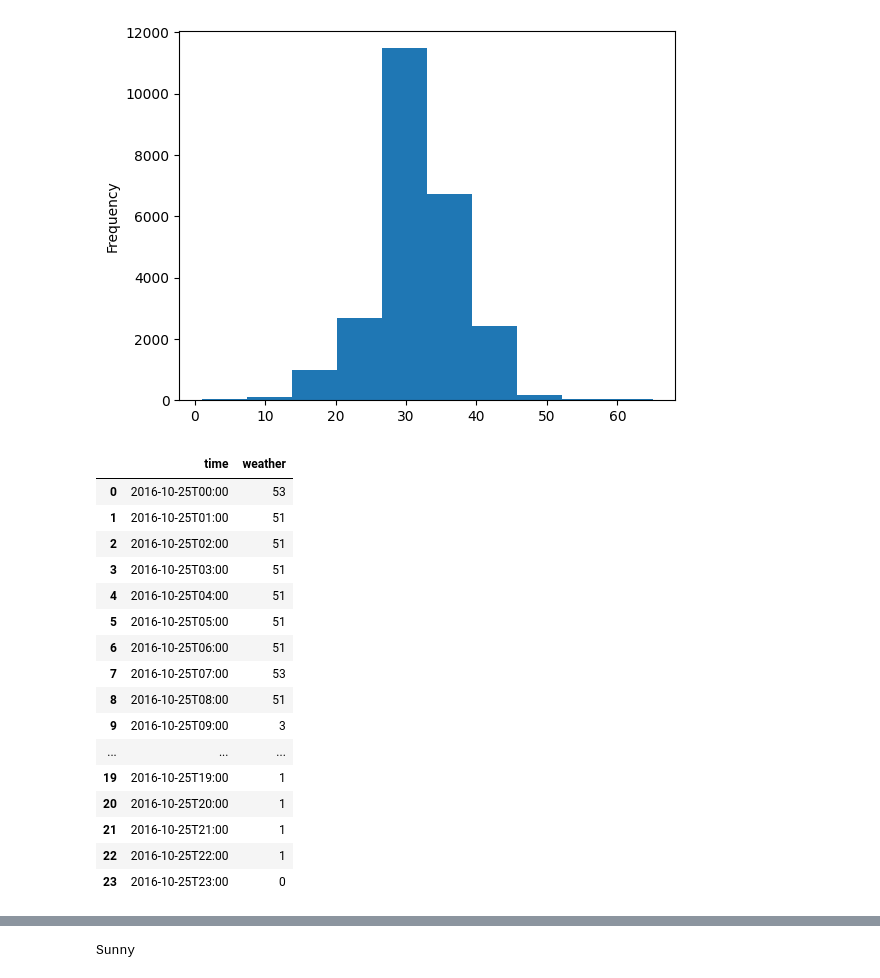
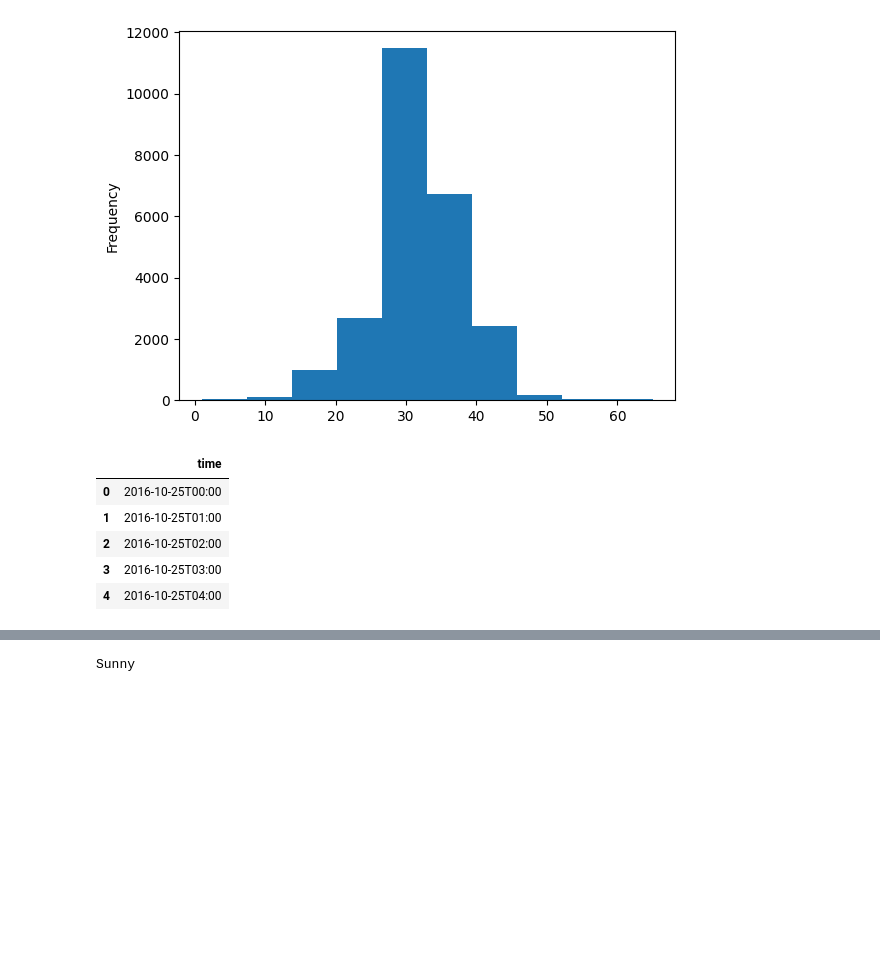
Before and after one commit to hramzan01/market, a Jupyter notebook: notebooks/supply_data.ipynb, the cells around one changed output, grey strips where cells are left out. Saved outputs shown, nothing was run; the diff lists cells and outputs as text; code cells hidden in the pictures; blank space fills up the shorter version.

```diff
--- a/notebooks/supply_data.ipynb
+++ b/notebooks/supply_data.ipynb
@@ -92,42 +92,33 @@ plt.show(df_spec.tilt.plot(kind='hist'))
 # %%
 # Test the weather API
 import requests
 import pandas as pd
 
 base_url = 'https://archive-api.open-meteo.com/v1/archive'
 
 params = {
 	"latitude": 52.52, # from df_spec
 	"longitude": 13.41, # from df_spec
 	"start_date": "2016-10-25", # from timeseries
 	"end_date": "2016-10-25", # from timeseries
 	"timezone": "Europe/London", # default for london
-	"hourly": "weather_code", # OUTPUT
-}
+	"hourly": ["weather_code", "shortwave_radiation", "direct_radiation", "diffuse_radiation", "direct_normal_irradiance", "global_tilted_irradiance", "terrestrial_radiation", "shortwave_radiation_instant", "direct_radiation_instant", "diffuse_radiation_instant", "direct_normal_irradiance_instant", "global_tilted_irradiance_instant", "terrestrial_radiation_instant"]
+     }
 
 responses = requests.get(base_url, params).json()
 
 df = pd.DataFrame({
-    'time' : responses['hourly']['time'],
-    'weather' : responses['hourly']['weather_code']
+    'time': responses['hourly']['time'],
+    # 'weather_code': responses['hourly']['weather_code'],
+    # 'shortwave_radiation': responses['hourly']['shortwave_radiation']
+    # ... continue with remaining
     })
 
-df
+df.head(5)
 # %% [output]
-|  | time | weather |
-| 0 | 2016-10-25T00:00 | 53 |
-| 1 | 2016-10-25T01:00 | 51 |
-| 2 | 2016-10-25T02:00 | 51 |
-| 3 | 2016-10-25T03:00 | 51 |
-| 4 | 2016-10-25T04:00 | 51 |
-| 5 | 2016-10-25T05:00 | 51 |
-| 6 | 2016-10-25T06:00 | 51 |
-| 7 | 2016-10-25T07:00 | 53 |
-| 8 | 2016-10-25T08:00 | 51 |
-| 9 | 2016-10-25T09:00 | 3 |
-| ... | ... | ... |
-| 19 | 2016-10-25T19:00 | 1 |
-| 20 | 2016-10-25T20:00 | 1 |
-| 21 | 2016-10-25T21:00 | 1 |
-| 22 | 2016-10-25T22:00 | 1 |
-| 23 | 2016-10-25T23:00 | 0 |
+|  | time |
+| 0 | 2016-10-25T00:00 |
+| 1 | 2016-10-25T01:00 |
+| 2 | 2016-10-25T02:00 |
+| 3 | 2016-10-25T03:00 |
+| 4 | 2016-10-25T04:00 |
```
Also changed, not shown: parts of 5 cells of this notebook.
